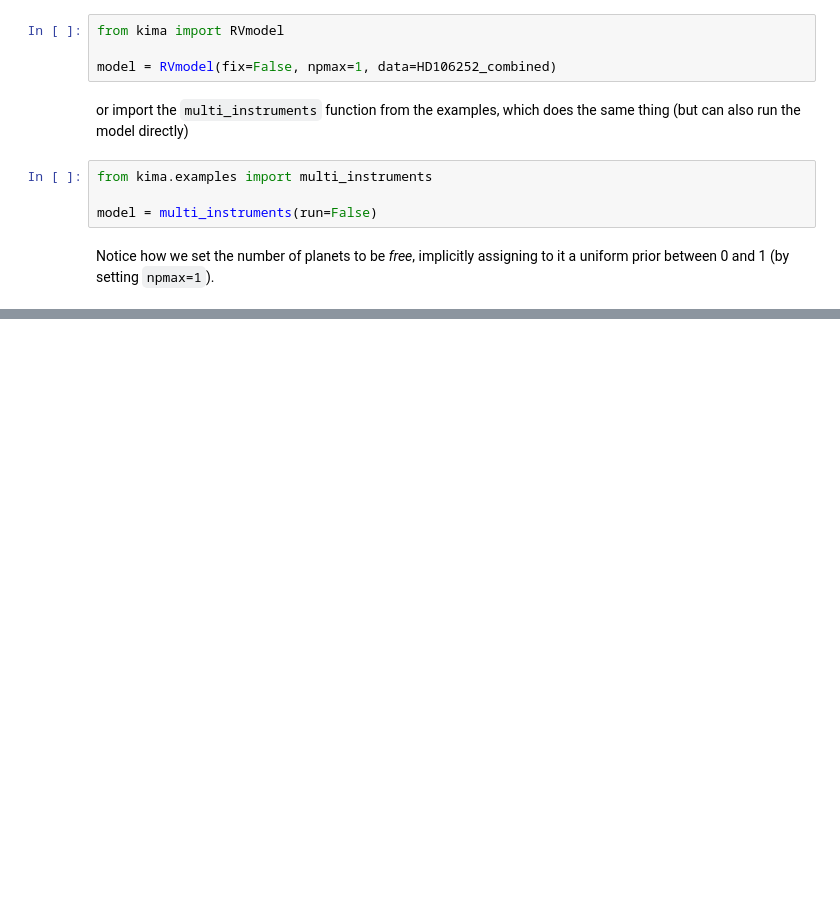
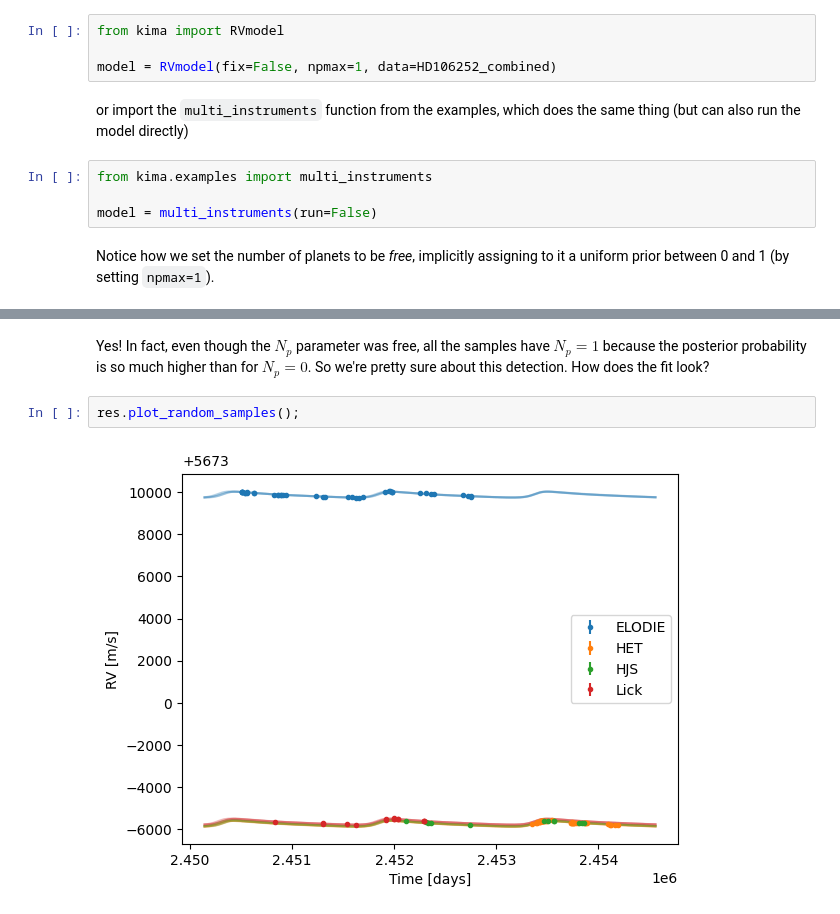
Before and after one commit to kima-org/docs, a Jupyter notebook: docs/docs/examples/multi_instrument.ipynb, the cells around one changed output, grey strips where cells are left out. Drawn from its saved outputs; the diff is of its cells as text; blank space fills up the shorter version.

```diff
--- a/docs/docs/examples/multi_instrument.ipynb
+++ b/docs/docs/examples/multi_instrument.ipynb
@@ -74,0 +104,8 @@ a uniform prior between 0 and 1 (by setting `npmax=1`).
+# %% [markdown]
+Yes! In fact, even though the $N_p$ parameter was free, all the samples have
+$N_p=1$ because the posterior probability is so much higher than for $N_p=0$.
+So we're pretty sure about this detection. How does the fit look?
+# %%
+res.plot_random_samples();
+# %% [output]
+[figure, added]
```
Also changed, not shown: parts of 38 cells of this notebook.
